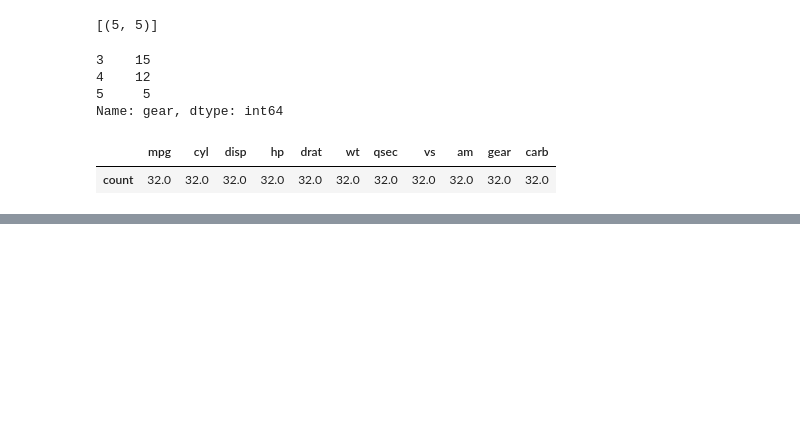
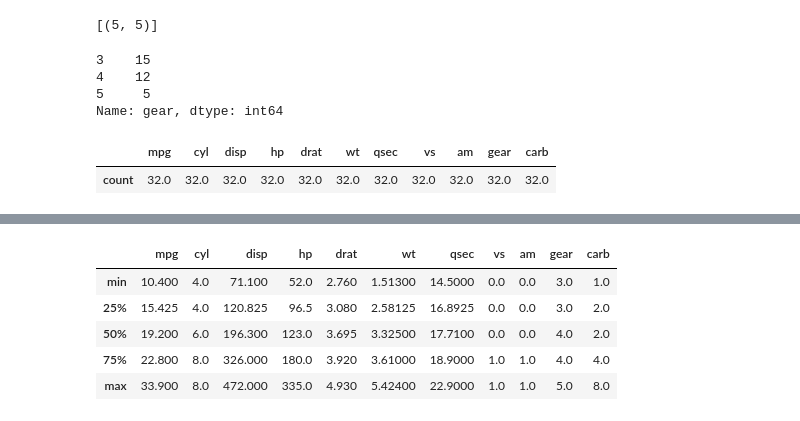
Before and after one commit to Bijata/piit, a Jupyter notebook: statstics/stats1.ipynb, the cells around one changed output, grey strips where cells are left out. Cells and saved outputs as stored; diff of their text form; code cells hidden in the pictures; blank space fills up the shorter version.

```diff
--- a/statstics/stats1.ipynb
+++ b/statstics/stats1.ipynb
@@ -376,0 +434,9 @@ df.describe().head(1)
+# %%
+df.describe(include = 'all').loc[['min','25%','50%','75%','max']]
+# %% [output]
+|  | mpg | cyl | disp | hp | drat | wt | qsec | vs | am | gear | carb |
+| min | 10.400 | 4.0 | 71.100 | 52.0 | 2.760 | 1.51300 | 14.5000 | 0.0 | 0.0 | 3.0 | 1.0 |
+| 25% | 15.425 | 4.0 | 120.825 | 96.5 | 3.080 | 2.58125 | 16.8925 | 0.0 | 0.0 | 3.0 | 2.0 |
+| 50% | 19.200 | 6.0 | 196.300 | 123.0 | 3.695 | 3.32500 | 17.7100 | 0.0 | 0.0 | 4.0 | 2.0 |
+| 75% | 22.800 | 8.0 | 326.000 | 180.0 | 3.920 | 3.61000 | 18.9000 | 1.0 | 1.0 | 4.0 | 4.0 |
+| max | 33.900 | 8.0 | 472.000 | 335.0 | 4.930 | 5.42400 | 22.9000 | 1.0 | 1.0 | 5.0 | 8.0 |
```
Also changed, not shown: parts of 18 cells of this notebook.
